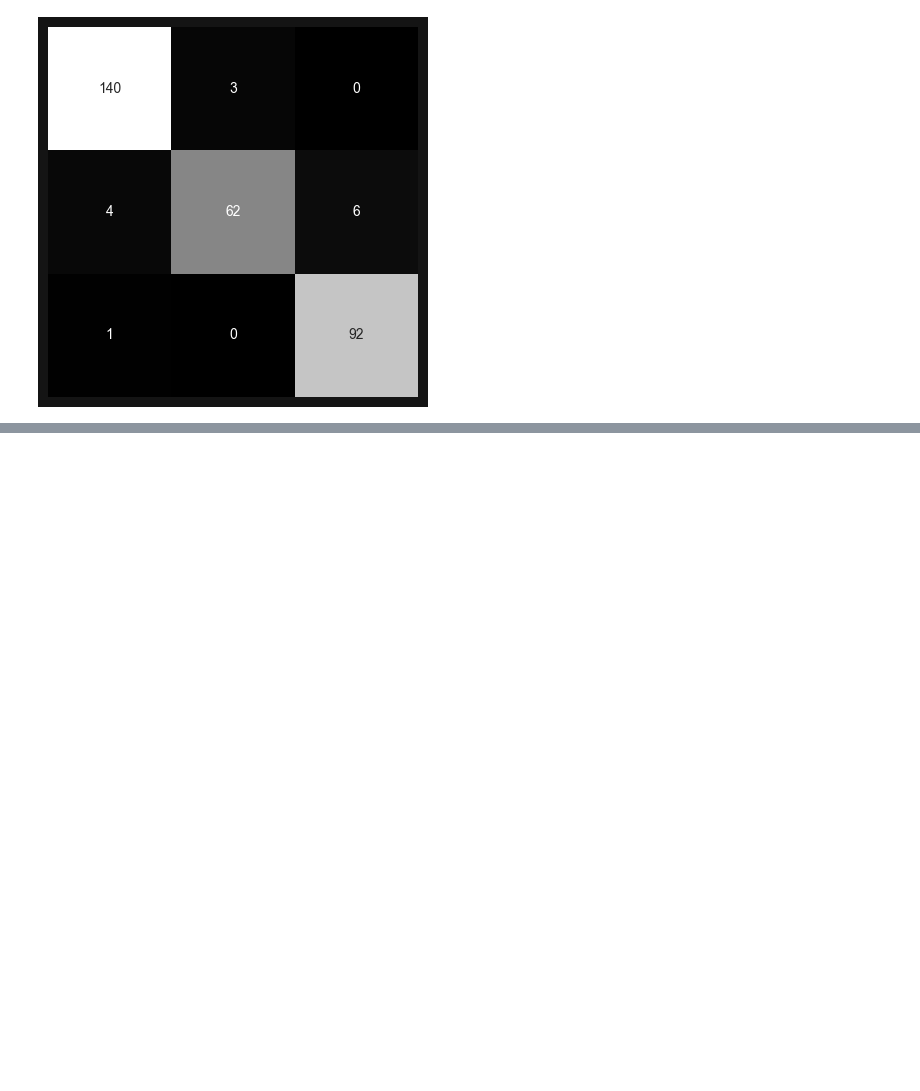
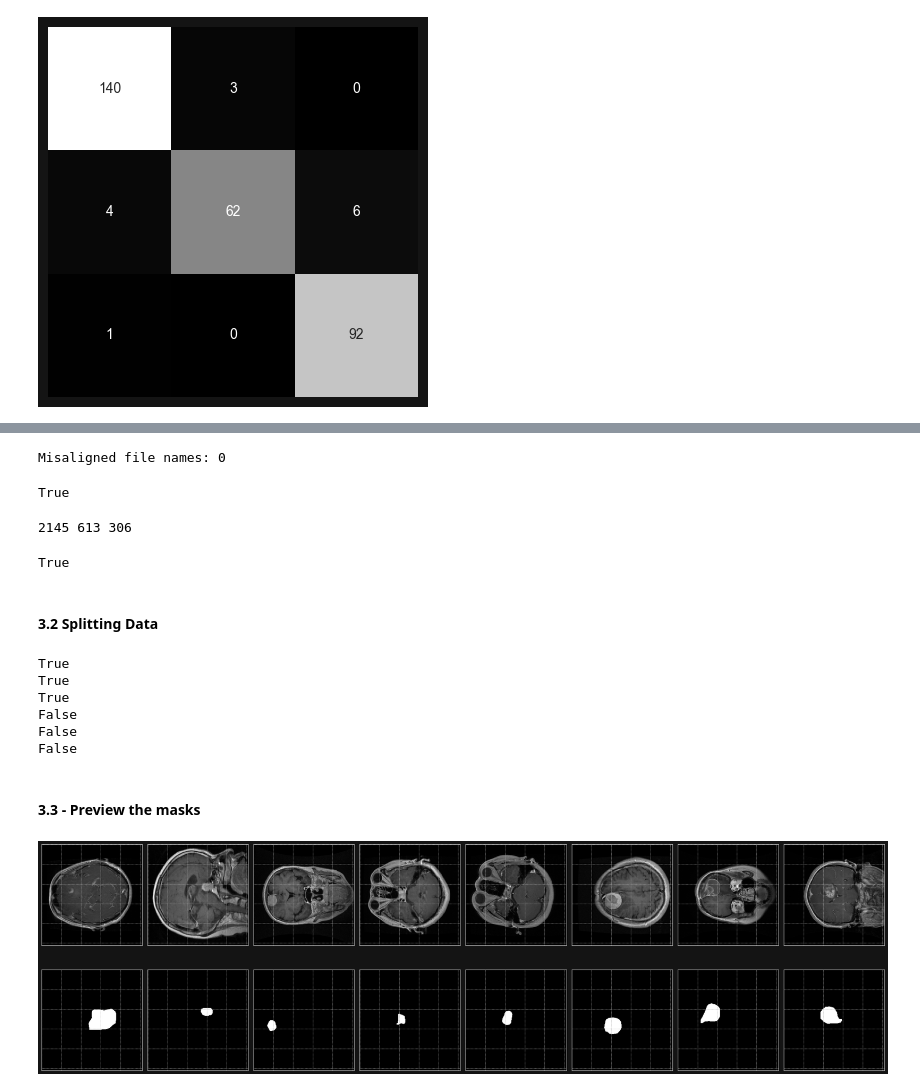
Before and after one commit to gracjan-p/brain-tumors, a Jupyter notebook: brain-tumors-analysis.ipynb, the cells around one changed output, grey strips where cells are left out. Saved outputs shown, nothing was run; the diff lists cells and outputs as text; code cells hidden in the pictures; blank space fills up the shorter version.

```diff
--- a/brain-tumors-analysis.ipynb
+++ b/brain-tumors-analysis.ipynb
@@ -36,6 +56,8 @@ np.random.seed(0)
 mat_path = 'D:\\data-science\\brain-tumor-data\\mat'
 data_path = 'D:\\data-science\\brain-tumor-data\\images'
 data_path_split = data_path + '_split'
+mask_path = 'D:\\data-science\\brain-tumor-data\\mask'
+
 matrices = os.listdir(mat_path)
 # %%
 import matplotlib.pyplot as plt
@@ -476,0 +552,4 @@ weighted avg       0.95      0.95      0.95       308
+# %%
+path_to_images = os.path.join(mask_path, 'x-image')
+path_to_masks = os.path.join(mask_path, 'y-mask')
+print(path_to_images, path_to_masks, sep='\n')
@@ -476,0 +626,13 @@ weighted avg       0.95      0.95      0.95       308
+# %%
+count = 0
+for nth_img_path, nth_mask_path in zip(input_img_paths, mask_img_paths):
+    img_id = os.path.basename(nth_img_path)[:4]
+    mask_id = os.path.basename(nth_mask_path)[:4]
+    if img_id != mask_id:
+        count += 1
+
+print(f"Misaligned file names: {count}")
+len(input_img_paths) == len(mask_img_paths)
+# %% [output]
+Misaligned file names: 0
+True
@@ -476,0 +664,11 @@ weighted avg       0.95      0.95      0.95       308
+# %%
+train_nsamples = round((3064 * 0.7))
+val_nsamples = round((3064 * 0.2))
+test_nsamples = round((3064 * 0.1))
+print(train_nsamples, val_nsamples, test_nsamples)
+sum([train_nsamples, val_nsamples, test_nsamples]) == len(input_img_paths)
+# %% [output]
+2145 613 306
+True
+# %% [markdown]
+#### 3.2 Splitting Data
@@ -476,0 +705,43 @@ weighted avg       0.95      0.95      0.95       308
+# %%
+# checks if the files inside split are unique (no duplicates)
+train_files_ids = set(os.path.basename(x) for x in X_train_files)
+print(len(train_files_ids) == train_nsamples)
+
+val_files_ids = set(os.path.basename(x) for x in X_val_files)
+print(len(val_files_ids) == val_nsamples)
+
+test_files_ids = set(os.path.basename(x) for x in X_test_files)
+print(len(test_files_ids) == test_nsamples)
+
+# this should return 3x False for proving there's no leaks between splits
+print(bool(train_files_ids.intersection(val_files_ids)))
+print(bool(train_files_ids.intersection(test_files_ids)))
+print(bool(test_files_ids.intersection(val_files_ids)))
+# %% [output]
+True
+True
+True
+False
+False
+False
+# %% [markdown]
+#### 3.3 - Preview the masks
+# %%
+nth_batch = random.randint(0, 10)
+
+fig, axes = plt.subplots(2, 8, figsize=(24, 8))
+axes = axes.flatten()
+
+for img, mask in test_dataset.take(nth_batch):
+    for i in range(8):
+        axes[i].imshow(img[i], cmap='grey')
+        axes[i].set_xticklabels([])
+        axes[i].set_yticklabels([])
+
+        axes[i+8].imshow(mask[i], cmap='grey')
+        axes[i+8].set_xticklabels([])
+        axes[i+8].set_yticklabels([])
+
+plt.tight_layout()
+# %% [output]
+[figure, added]
```
Also changed, not shown: parts of 40 cells of this notebook, 3 other files.
